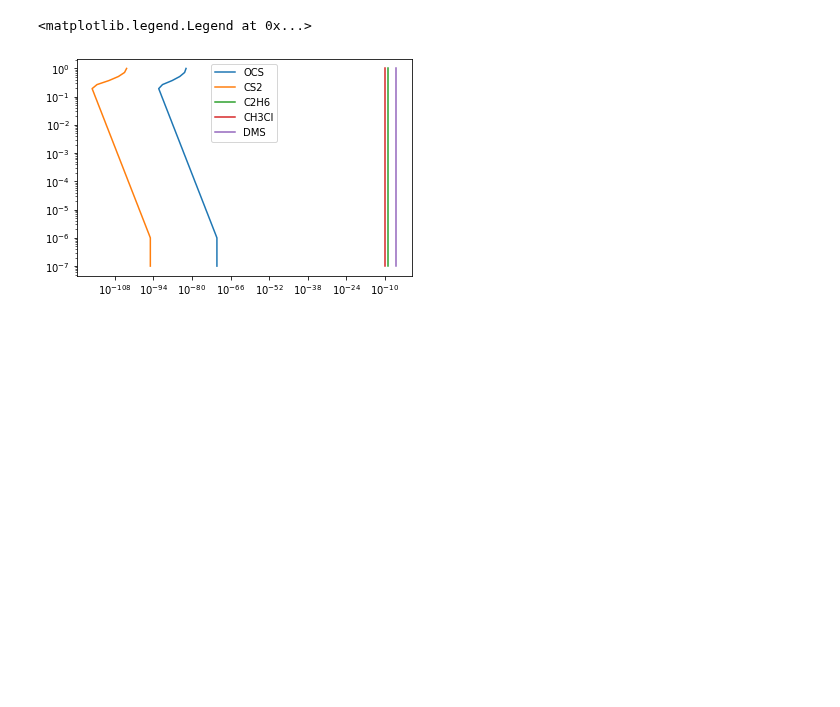
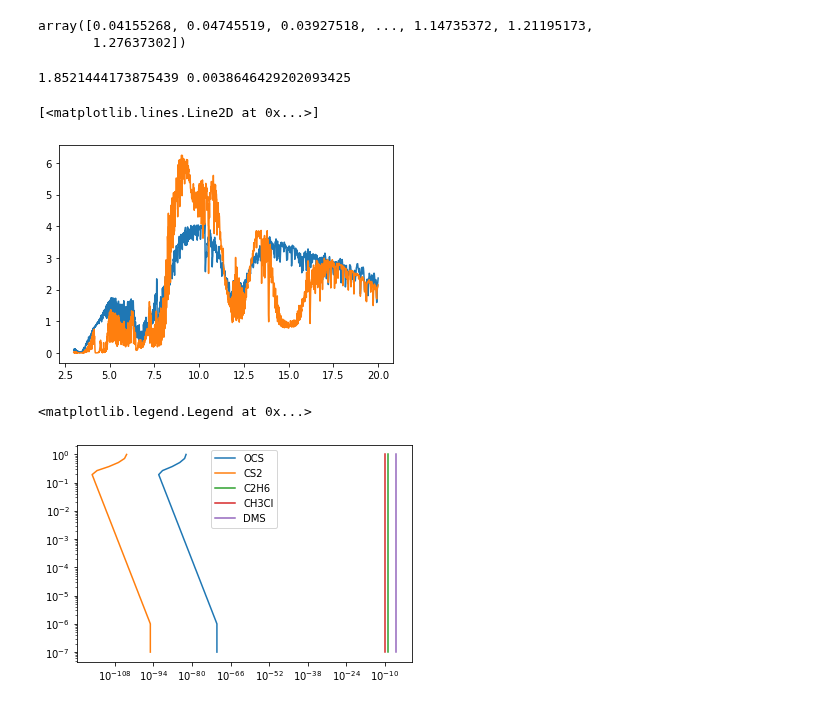
Before and after one commit to NatalieGrasser/LIFE_retrieval, a Jupyter notebook: LIFE_retrieval/debugging.ipynb, the cells around one changed output. Drawn from its saved outputs; the diff is of its cells as text; code cells hidden in the pictures; blank space fills up the shorter version.

Commit message:
fixing flux scaling

```diff
--- a/LIFE_retrieval/debugging.ipynb
+++ b/LIFE_retrieval/debugging.ipynb
@@ -126,3 +137,22 @@ plt.plot(retrieval.data_wave,retrieval.model_flux)
+# %%
+retrieval.model_flux
+# %% [output]
+array([0.04155268, 0.04745519, 0.03927518, ..., 1.14735372, 1.21195173,
+       1.27637302])
+# %%
+import matplotlib.pyplot as plt
+
+#retrieval.parameters.params=retrieval.params_dict
+retrieval.PMN_lnL()
+print(retrieval.LogLike.phi,retrieval.params_dict['phi'])
+#plt.plot(retrieval.data_wave,retrieval.model_flux*retrieval.params_dict['phi'])
+#plt.plot(retrieval.data_wave,retrieval.model_flux*retrieval.LogLike.phi)
+plt.plot(retrieval.data_wave,retrieval.model_flux)
+plt.plot(retrieval.data_wave,retrieval.data_flux)
+# %% [output]
+1.8521444173875439 0.0038646429202093425
+[<matplotlib.lines.Line2D at 0x...>]
+[figure, added]
 # %%
 import matplotlib.pyplot as plt
 
```
Also changed, not shown: parts of 4 cells of this notebook, 1 other file.
